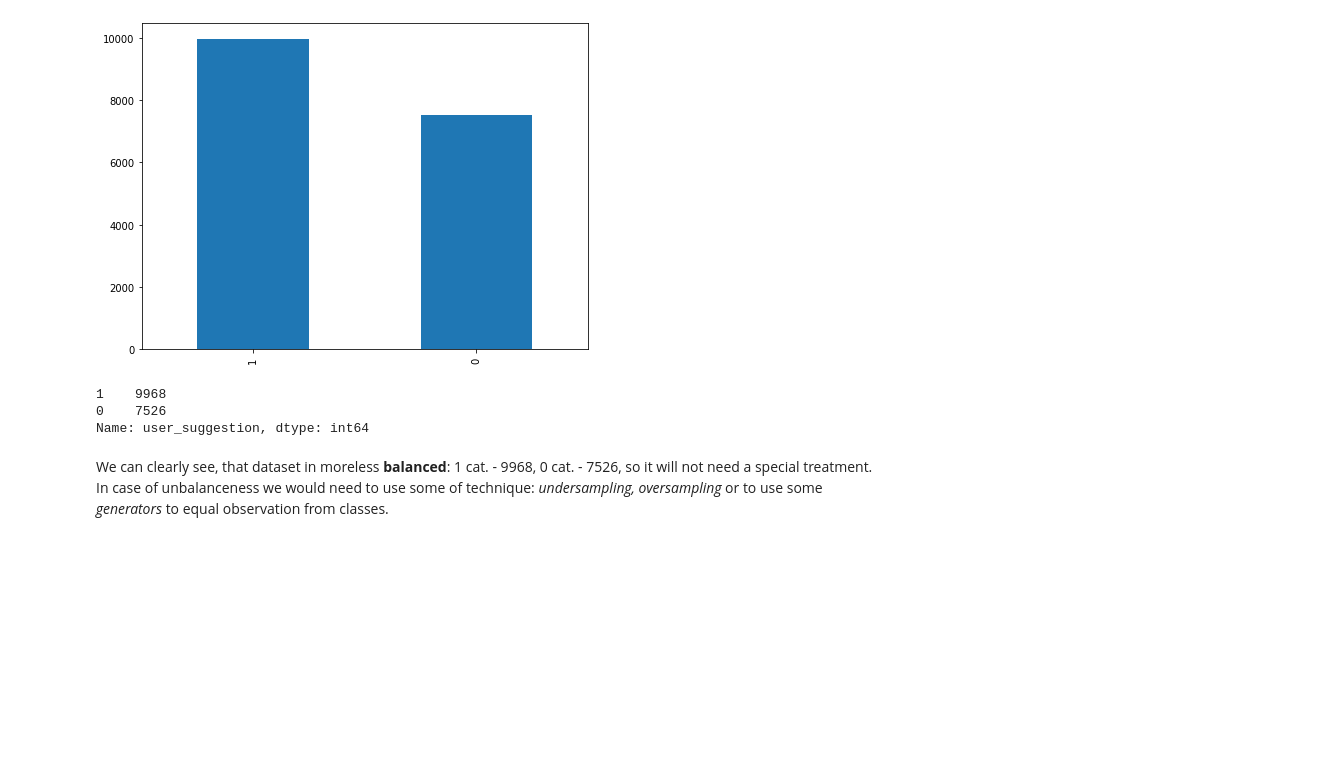
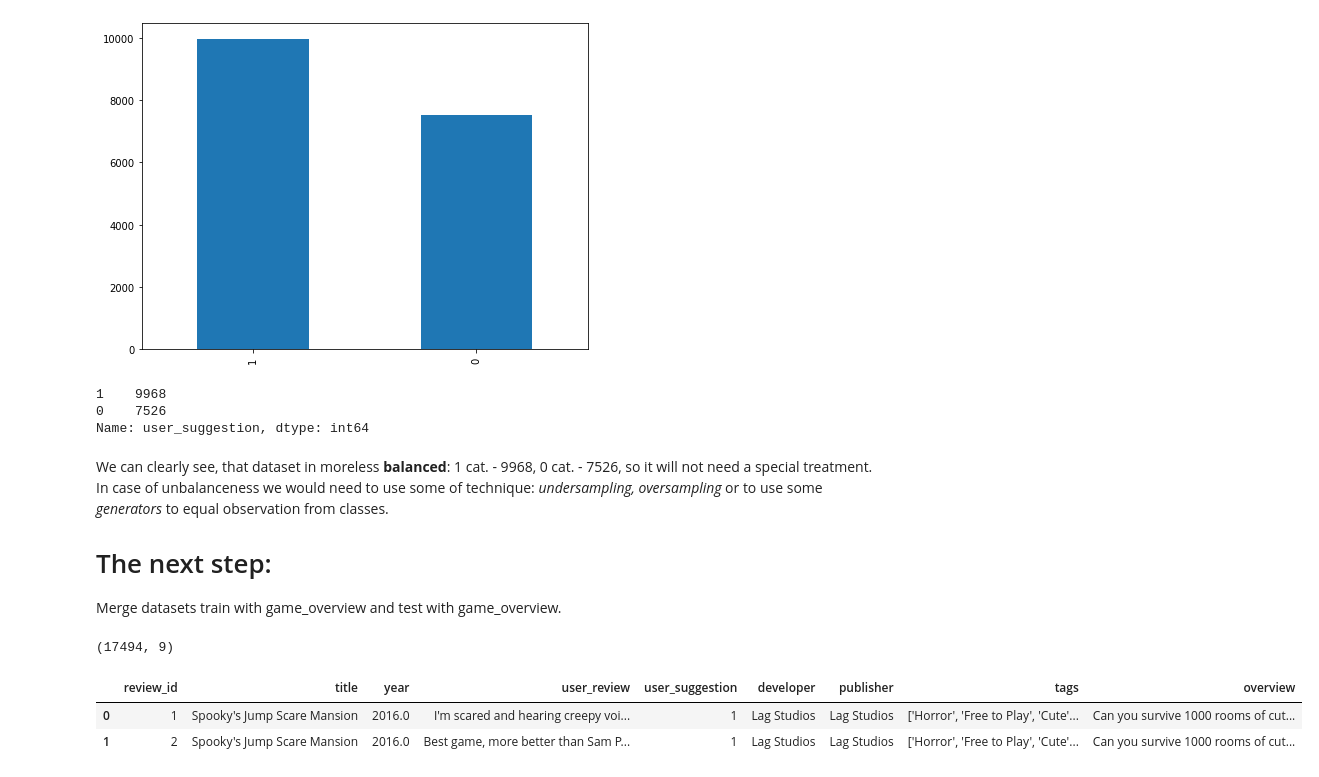
Before and after one commit to stazam/DTSE-project, a Jupyter notebook: DTSE_steam_data_reviews_explanatory_analysis.ipynb, the cells around one changed output. Saved outputs shown, nothing was run; the diff lists cells and outputs as text; code cells hidden in the pictures; blank space fills up the shorter version.

```diff
--- a/DTSE_steam_data_reviews_explanatory_analysis.ipynb
+++ b/DTSE_steam_data_reviews_explanatory_analysis.ipynb
@@ -196,3 +224,19 @@ print(df_train.user_suggestion.value_counts())
 Name: user_suggestion, dtype: int64
 # %% [markdown]
 We can clearly see, that dataset in moreless **balanced**: 1 cat. - 9968, 0 cat. - 7526, so it will not need a special treatment. In case of unbalanceness we would need to use some of technique: *undersampling, oversampling* or to use some *generators* to equal observation from classes.
+
+
+# The next step:
+
+Merge datasets train with game_overview and test with game_overview.
+# %%
+df_train_merged = pd.merge(df_train, df_overview, on="title")
+print(df_train_merged.shape)
+print()
+
+df_train_merged.head(2)
+# %% [output]
+(17494, 9)
+|  | review_id | title | year | user_review | user_suggestion | developer | publisher | tags | overview |
+| 0 | 1 | Spooky's Jump Scare Mansion | 2016.0 | I'm scared and hearing creepy voi... | 1 | Lag Studios | Lag Studios | ['Horror', 'Free to Play', 'Cute'... | Can you survive 1000 rooms of cut... |
+| 1 | 2 | Spooky's Jump Scare Mansion | 2016.0 | Best game, more better than Sam P... | 1 | Lag Studios | Lag Studios | ['Horror', 'Free to Play', 'Cute'... | Can you survive 1000 rooms of cut... |
```
Also changed, not shown: parts of 11 cells of this notebook.
